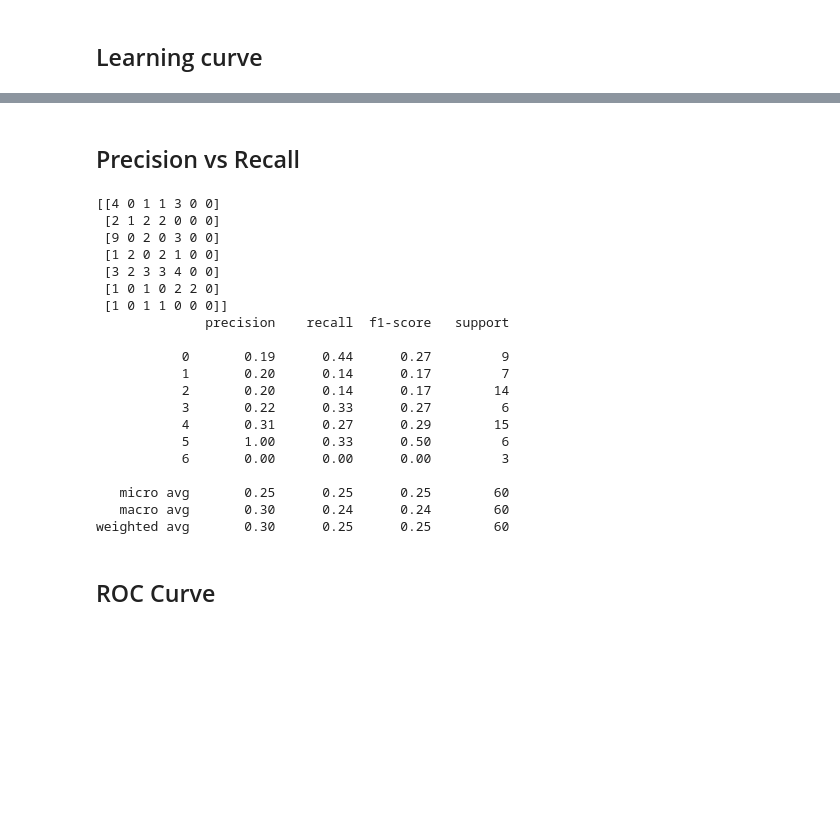
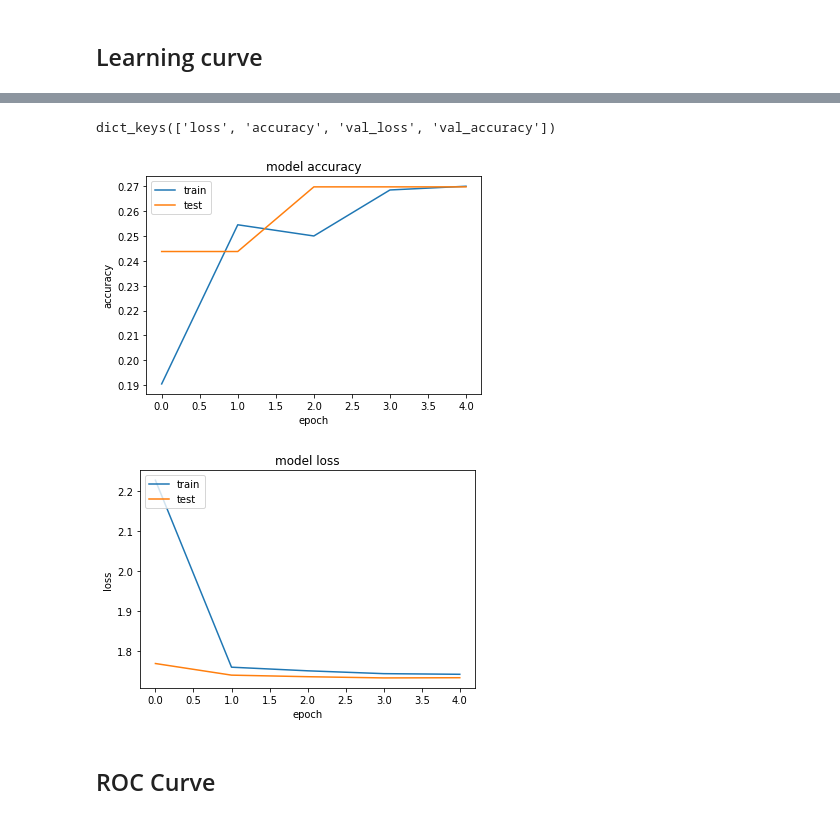
Before and after one commit to rid181198/Galaxy_zoo, a Jupyter notebook: galaxy_zoo_dl.ipynb, the cells around one changed output, grey strips where cells are left out. Drawn from its saved outputs; the diff is of its cells as text; code cells hidden in the pictures; blank space fills up the shorter version.

```diff
--- a/galaxy_zoo_dl.ipynb
+++ b/galaxy_zoo_dl.ipynb
@@ -169,0 +157,7 @@ accuracy(test_set,y_pred)
+# %%
+img_train = img_train.reshape(-1, 200, 200, 1)
+img_test = img_test.reshape(-1,200,200,1)
+# %%
+# Transform label into array of categories using one-hot encoding
+train_set = tf.keras.utils.to_categorical(train_set, 7)
+test_set  = tf.keras.utils.to_categorical(test_set,  7)
@@ -169,0 +217,7 @@ accuracy(test_set,y_pred)
+# %%
+sgd  = tf.keras.optimizers.SGD(lr=0.05)
+adam = tf.keras.optimizers.Adam(lr=0.04)
+cnn.compile(loss='categorical_crossentropy', optimizer=adam, metrics=['accuracy'])
+# %%
+#Fit the model
+history = cnn.fit(np.array(img_train), np.array(train_set), epochs=5, batch_size=200, verbose=1, validation_data=(np.array(img_test),np.array(test_set)))
@@ -323,28 +239,31 @@ Best: 0.312500 using {'C': 0.1, 'gamma': 'scale', 'kernel': 'poly'}
-# %% [markdown]
-## Precision vs Recall
-# %%
-print(confusion_matrix(test_set,y_pred))
-print(classification_report(test_set,y_pred))
-# %% [output]
-[[4 0 1 1 3 0 0]
- [2 1 2 2 0 0 0]
- [9 0 2 0 3 0 0]
- [1 2 0 2 1 0 0]
- [3 2 3 3 4 0 0]
- [1 0 1 0 2 2 0]
- [1 0 1 1 0 0 0]]
-              precision    recall  f1-score   support
-
-           0       0.19      0.44      0.27         9
-           1       0.20      0.14      0.17         7
-           2       0.20      0.14      0.17        14
-           3       0.22      0.33      0.27         6
-           4       0.31      0.27      0.29        15
-           5       1.00      0.33      0.50         6
-           6       0.00      0.00      0.00         3
-
-   micro avg       0.25      0.25      0.25        60
-   macro avg       0.30      0.24      0.24        60
-weighted avg       0.30      0.25      0.25        60
+# %%
+# plot learning curves
+
+print("\n")
+print(history.history.keys())
+
+# summarize history for accuracy
+plt.plot(history.history['accuracy'])
+plt.plot(history.history['val_accuracy'])
+plt.title('model accuracy')
+plt.ylabel('accuracy')
+plt.xlabel('epoch')
+plt.legend(['train', 'test'], loc='upper left')
+plt.savefig('/content/accuracy8')
+plt.show()
+
+# summarize history for loss
+plt.plot(history.history['loss'])
+plt.plot(history.history['val_loss'])
+plt.title('model loss')
+plt.ylabel('loss')
+plt.xlabel('epoch')
+plt.legend(['train', 'test'], loc='upper left')
+plt.savefig('/content/los8')
+plt.show()
+# %% [output]
+dict_keys(['loss', 'accuracy', 'val_loss', 'val_accuracy'])
+[figure, added]
+[figure, added]
 # %% [markdown]
 ## ROC Curve
```
Also changed, not shown: parts of 30 cells of this notebook, 9 other files.
